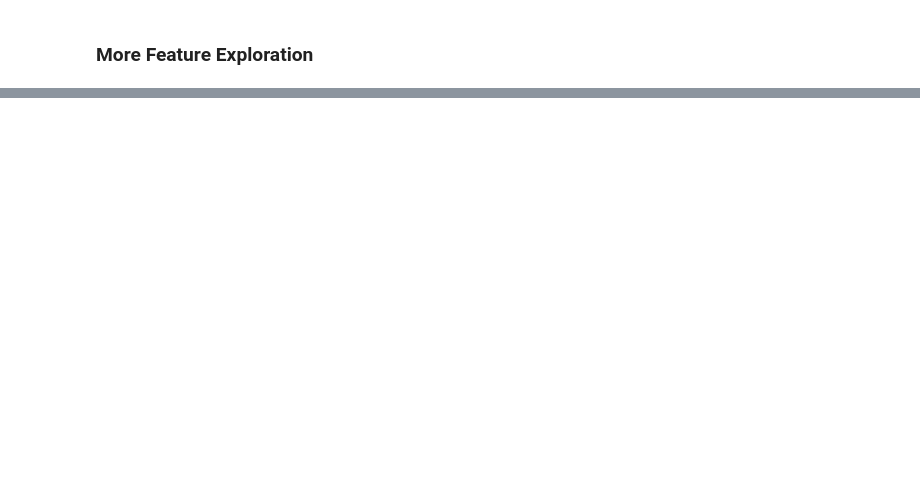
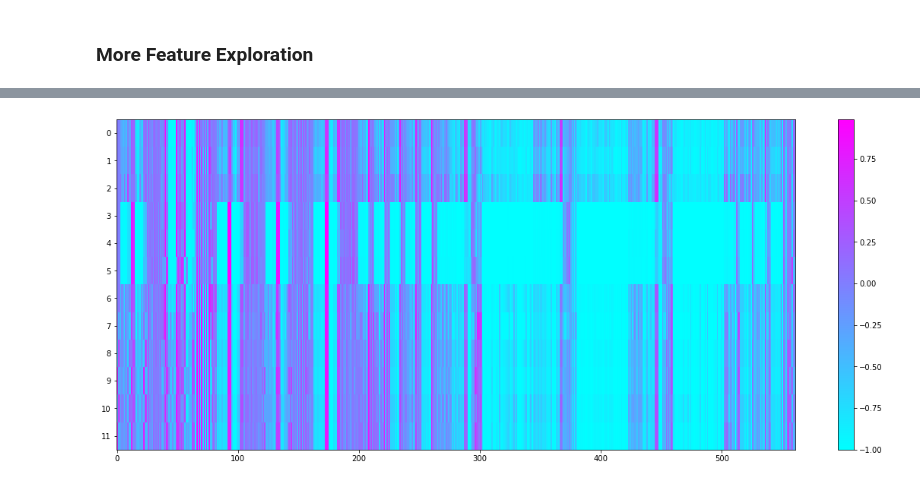
Before and after one commit to Allan-Luu/HumanActivityClassification, a Jupyter notebook: 01 Basic_EDA.ipynb, the cells around one changed output, grey strips where cells are left out. Drawn from its saved outputs; the diff is of its cells as text; code cells hidden in the pictures; blank space fills up the shorter version.

```diff
--- a/01 Basic_EDA.ipynb
+++ b/01 Basic_EDA.ipynb
@@ -26,3 +78,7 @@ y_test = pd.read_csv('data/Test/y_test.txt', sep=' ', header = None)
+# %%
+# Combining the train data and the test data
+train = pd.concat((X_train,y_train), axis = 1)
+test = pd.concat((X_test, y_test), axis = 1)
 # %% [markdown]
 ---
 # %% [markdown]
@@ -180,0 +260,2 @@ kind of like heat map
+# %%
+activity_avg = train.groupby(by=0).mean()
@@ -180,0 +280,11 @@ kind of like heat map
+# %%
+plt.figure(figsize = (20,8))
+
+plt.imshow(activity_avg,cmap="cool", interpolation ='nearest', aspect = 'auto')
+
+plt.yticks([0,1,2,3,4,5,6,7,8,9,10,11])
+
+plt.colorbar()
+plt.show()
+# %% [output]
+[figure, added]
```
Also changed, not shown: parts of 36 cells of this notebook, 1 other file.
